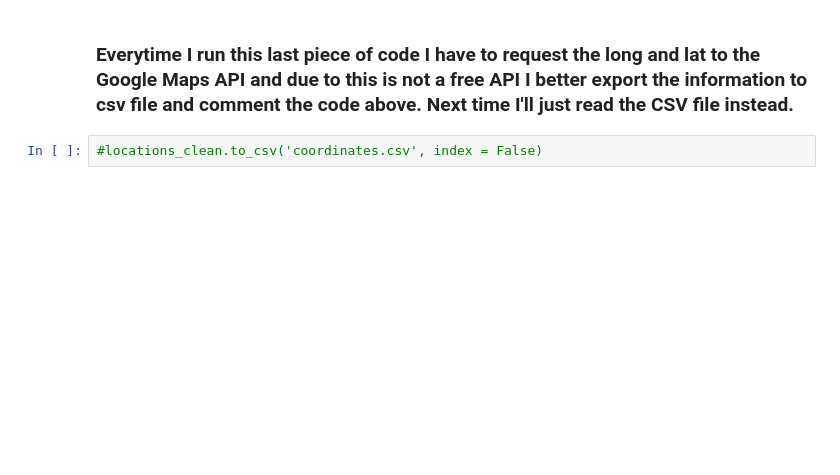
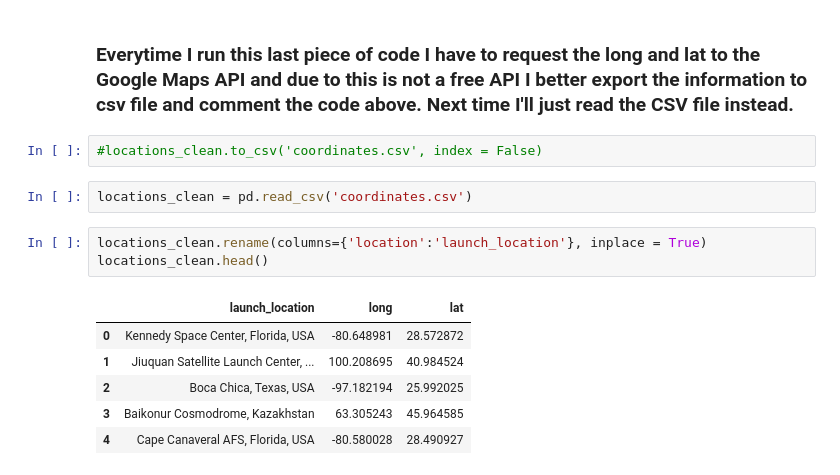
Before and after one commit to The-carlos/historic_spaceships_exploratory_data_analysis, a Jupyter notebook: data_cleaning_space_launches.ipynb, the cells around one changed output. Cells and saved outputs as stored; diff of their text form; blank space fills up the shorter version.

```diff
--- a/data_cleaning_space_launches.ipynb
+++ b/data_cleaning_space_launches.ipynb
@@ -130,3 +260,15 @@ locations_clean
 ### Everytime I run this last piece of code I have to request the long and lat to the Google Maps API and due to this is not a free API I better export the information to csv file and comment the code above. Next time I'll just read the CSV file instead.
 # %%
 #locations_clean.to_csv('coordinates.csv', index = False)
+# %%
+locations_clean = pd.read_csv('coordinates.csv')
+# %%
+locations_clean.rename(columns={'location':'launch_location'}, inplace = True)
+locations_clean.head()
+# %% [output]
+|  | launch_location | long | lat |
+| 0 | Kennedy Space Center, Florida, USA | -80.648981 | 28.572872 |
+| 1 | Jiuquan Satellite Launch Center, ... | 100.208695 | 40.984524 |
+| 2 | Boca Chica, Texas, USA | -97.182194 | 25.992025 |
+| 3 | Baikonur Cosmodrome, Kazakhstan | 63.305243 | 45.964585 |
+| 4 | Cape Canaveral AFS, Florida, USA | -80.580028 | 28.490927 |
```
Also changed, not shown: parts of 26 cells of this notebook, 1 other file.
